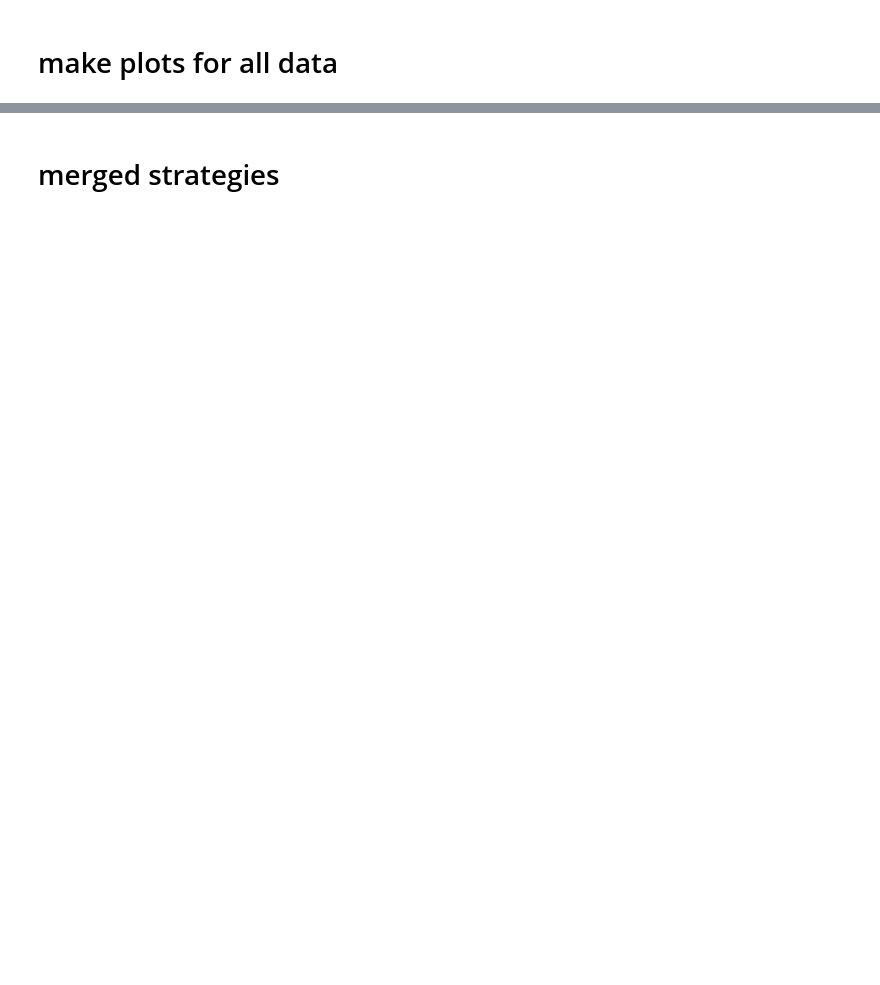
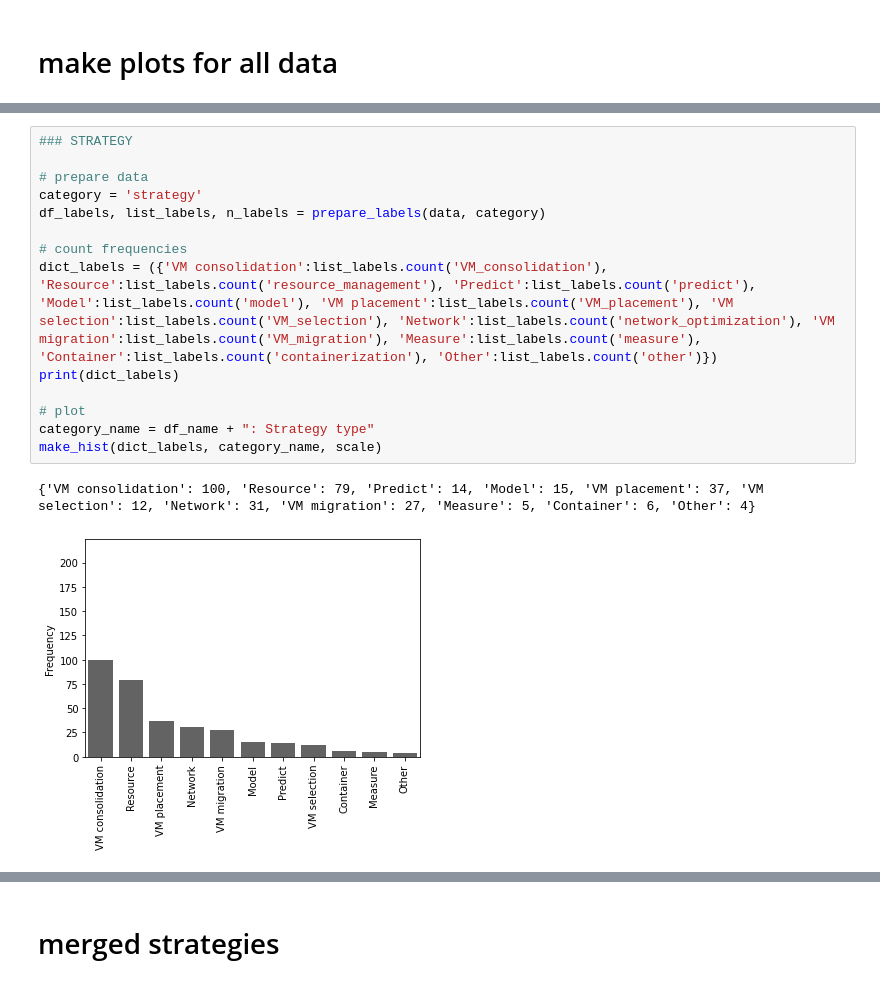
Before and after one commit to so-vos/SLR, a Jupyter notebook: Phase 3: Analysis & Visualization/dataviz.ipynb, the cells around one changed output, grey strips where cells are left out. Drawn from its saved outputs; the diff is of its cells as text; blank space fills up the shorter version.

```diff
--- a/Phase 3: Analysis & Visualization/dataviz.ipynb
+++ b/Phase 3: Analysis & Visualization/dataviz.ipynb
@@ -178,0 +84,17 @@ plot_all(data, "All data")
+# %%
+### STRATEGY
+
+# prepare data
+category = 'strategy'
+df_labels, list_labels, n_labels = prepare_labels(data, category)
+
+# count frequencies
+dict_labels = ({'VM consolidation':list_labels.count('VM_consolidation'), 'Resource':list_labels.count('resource_management'), 'Predict':list_labels.count('predict'), 'Model':list_labels.count('model'), 'VM placement':list_labels.count('VM_placement'), 'VM selection':list_labels.count('VM_selection'), 'Network':list_labels.count('network_optimization'), 'VM migration':list_labels.count('VM_migration'), 'Measure':list_labels.count('measure'), 'Container':list_labels.count('containerization'), 'Other':list_labels.count('other')})
+print(dict_labels)
+
+# plot
+category_name = df_name + ": Strategy type"
+make_hist(dict_labels, category_name, scale)
+# %% [output]
+{'VM consolidation': 100, 'Resource': 79, 'Predict': 14, 'Model': 15, 'VM placement': 37, 'VM selection': 12, 'Network': 31, 'VM migration': 27, 'Measure': 5, 'Container': 6, 'Other': 4}
+[figure, added]
```
Also changed, not shown: parts of 69 cells of this notebook.
